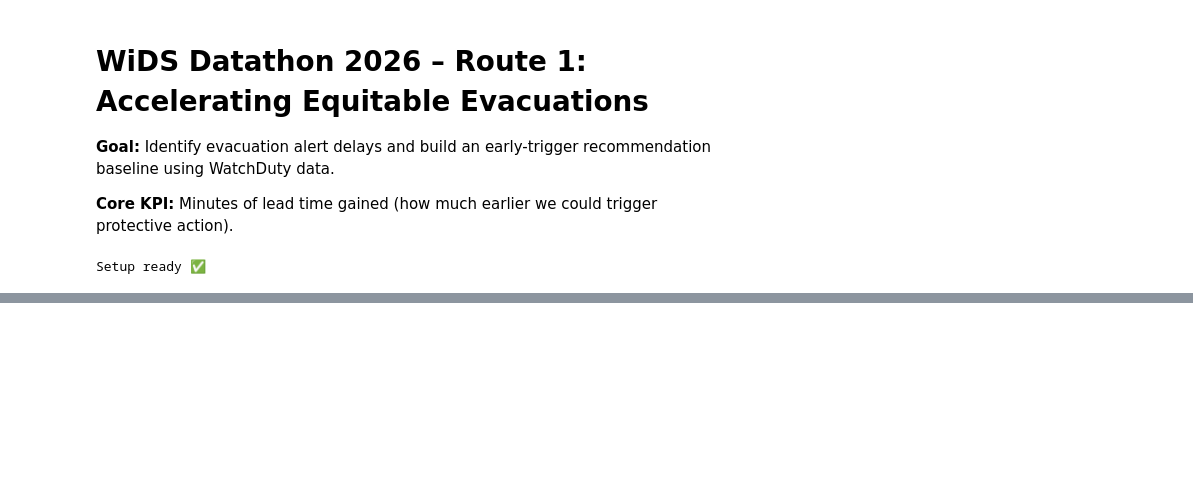
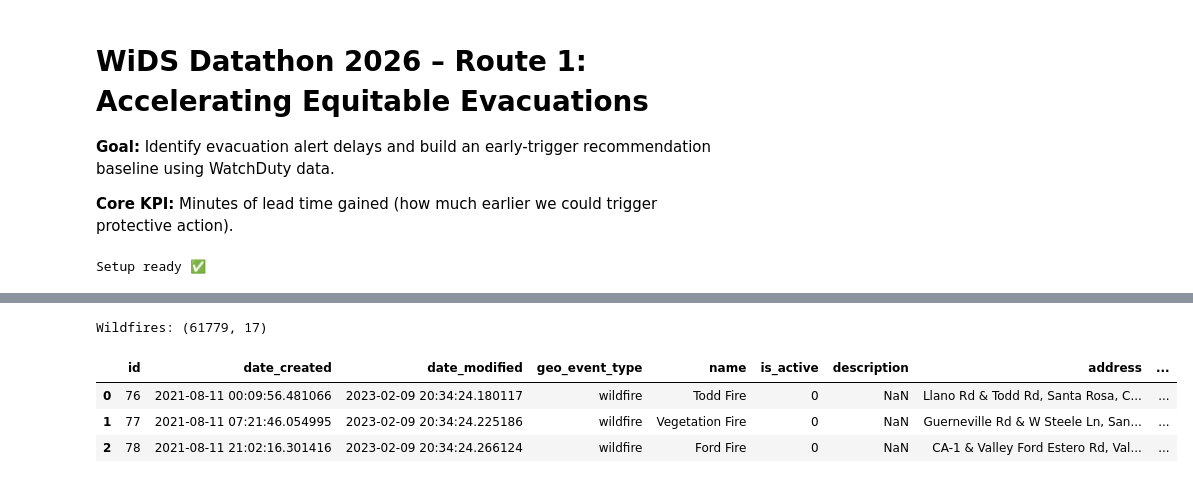
Before and after one commit to hamzukus1234/wids-datathon-university-template, a Jupyter notebook: notebook.ipynb, the cells around one changed output, grey strips where cells are left out. Cells and saved outputs as stored; diff of their text form; code cells hidden in the pictures; blank space fills up the shorter version.

Commit message:
Creat folosind Colaboratory

```diff
--- a/notebook.ipynb
+++ b/notebook.ipynb
@@ -50,0 +27,6 @@ ParserError: Error tokenizing data. C error: EOF inside string starting at row 6
+# %%
+# Citim fișierul cu evenimente (incendii + locații); noi vom filtra doar wildfire
+geo_events = pd.read_csv("geo_events_geoevent.csv", low_memory=False)
+# %%
+# Citim changelog-ul evenimentelor (timeline de modificări + semnale radio)
+ge_changelog = pd.read_csv("geo_events_geoeventchangelog.csv", low_memory=False)
@@ -50,0 +36,13 @@ ParserError: Error tokenizing data. C error: EOF inside string starting at row 6
+# %%
+import sys
+import csv
+
+# Increase the CSV field size limit to handle potentially large fields
+csv.field_size_limit(sys.maxsize)
+
+# Citim changelog-ul zonelor de evacuare (status changes: warning -> order etc.)
+evac_changelog = pd.read_csv(
+    "evac_zones_gis_evaczonechangelog.csv",
+    engine="python",
+    on_bad_lines='skip' # Skip malformed lines
+)
@@ -50,0 +56,22 @@ ParserError: Error tokenizing data. C error: EOF inside string starting at row 6
+# %%
+# Filtrăm doar evenimentele de tip "wildfire"
+geo_events = geo_events[geo_events["geo_event_type"] == "wildfire"].copy()
+
+# Convertim timpii în datetime ca să putem face calcule pe timp
+geo_events["date_created"] = pd.to_datetime(geo_events["date_created"], errors="coerce")
+geo_events["date_modified"] = pd.to_datetime(geo_events["date_modified"], errors="coerce")
+
+# Pentru changelog: convertim timestamp-ul
+ge_changelog["date_created"] = pd.to_datetime(ge_changelog["date_created"], errors="coerce")
+
+# Pentru evac changelog: convertim timestamp-ul
+evac_changelog["date_created"] = pd.to_datetime(evac_changelog["date_created"], errors="coerce")
+
+print("Wildfires:", geo_events.shape)
+geo_events.head(3)
+# %% [output]
+Wildfires: (61779, 17)
+|  | id | date_created | date_modified | geo_event_type | name | is_active | description | address | ... |
+| 0 | 76 | 2021-08-11 00:09:56.481066 | 2023-02-09 20:34:24.180117 | wildfire | Todd Fire | 0 | NaN | Llano Rd & Todd Rd, Santa Rosa, C... | ... |
+| 1 | 77 | 2021-08-11 07:21:46.054995 | 2023-02-09 20:34:24.225186 | wildfire | Vegetation Fire | 0 | NaN | Guerneville Rd & W Steele Ln, San... | ... |
+| 2 | 78 | 2021-08-11 21:02:16.301416 | 2023-02-09 20:34:24.266124 | wildfire | Ford Fire | 0 | NaN | CA-1 & Valley Ford Estero Rd, Val... | ... |
```
Also changed, not shown: parts of 25 cells of this notebook.
